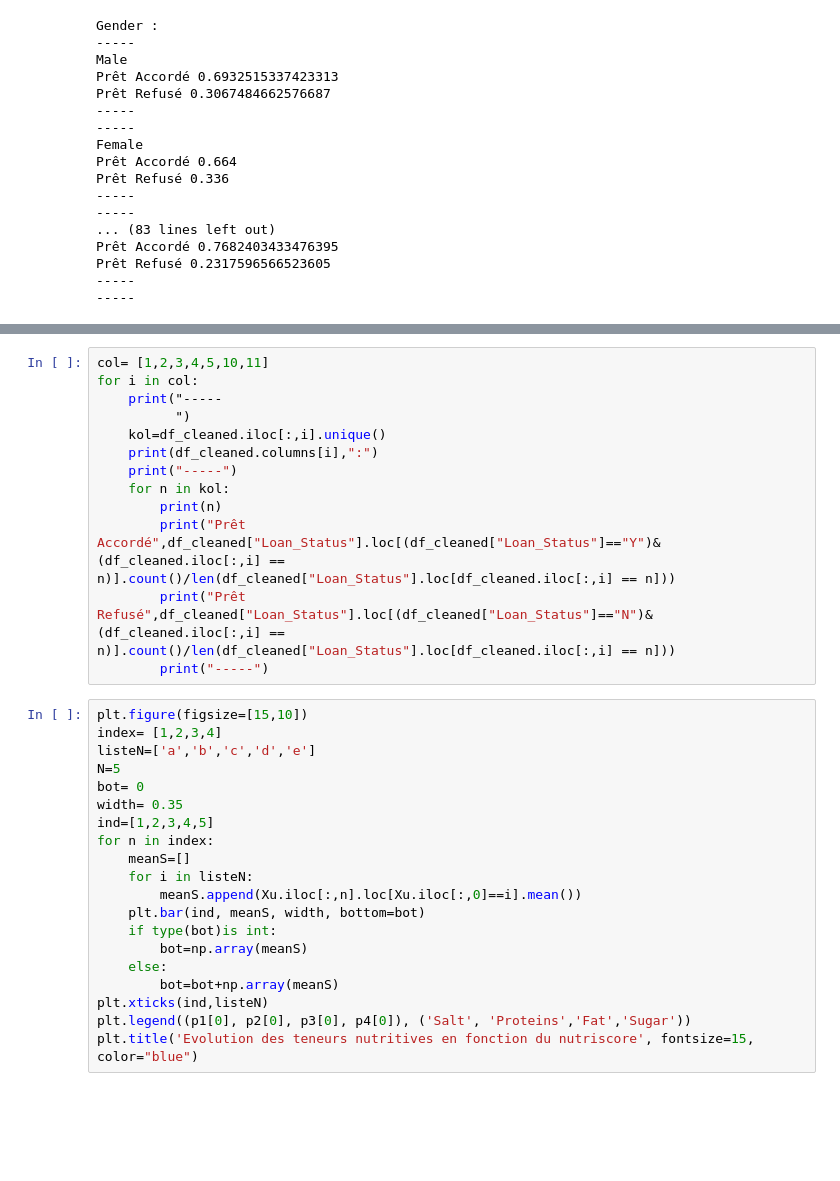
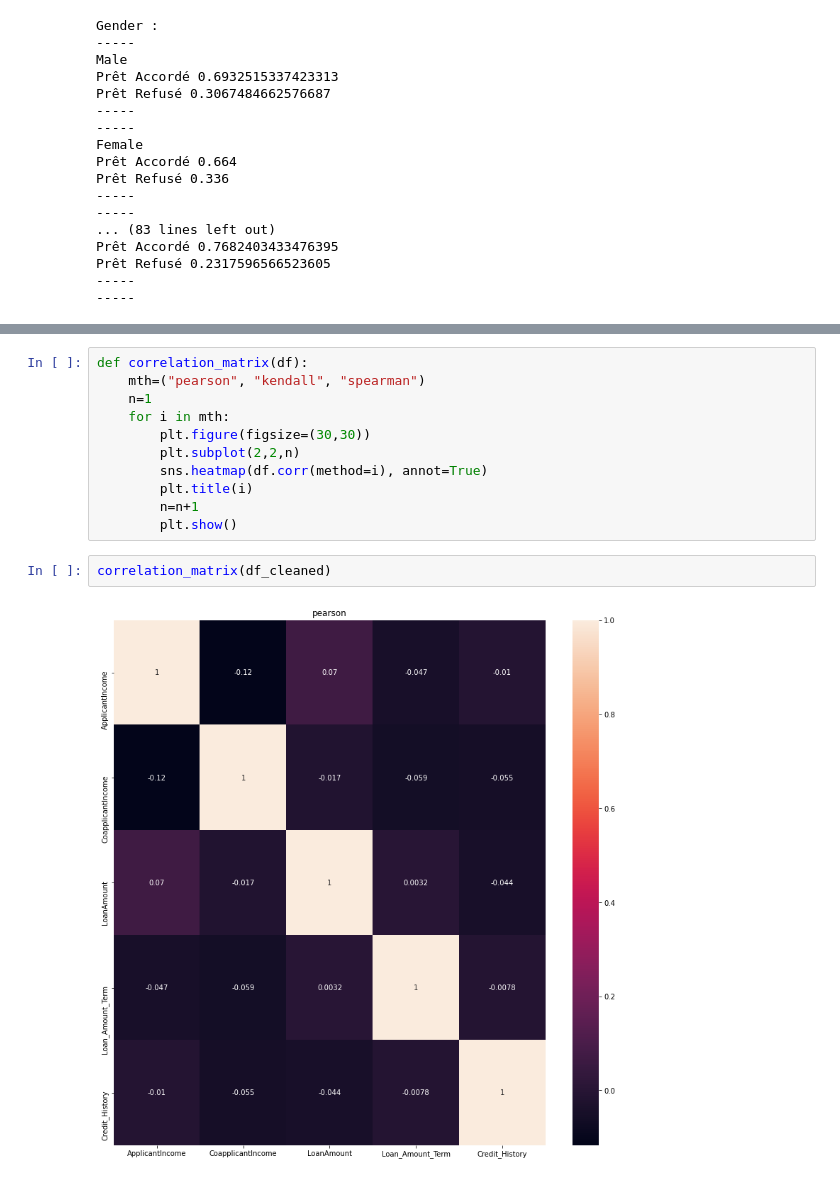
Before and after one commit to Gfeuillas/finance_project, a Jupyter notebook: Projet Finance.ipynb, the cells around one changed output, grey strips where cells are left out. Cells and saved outputs as stored; diff of their text form; blank space fills up the shorter version.

```diff
--- a/Projet Finance.ipynb
+++ b/Projet Finance.ipynb
@@ -1506,33 +1516,15 @@ SyntaxError: unmatched ')' (<ipython-input-633-1b611e258bf0>, line 1)
-# %%
-col= [1,2,3,4,5,10,11]
-for i in col:
-    print("-----
-          ")
-    kol=df_cleaned.iloc[:,i].unique()
-    print(df_cleaned.columns[i],":")
-    print("-----")
-    for n in kol:
-        print(n)
-        print("Prêt Accordé",df_cleaned["Loan_Status"].loc[(df_cleaned["Loan_Status"]=="Y")&(df_cleaned.iloc[:,i] == n)].count()/len(df_cleaned["Loan_Status"].loc[df_cleaned.iloc[:,i] == n]))
-        print("Prêt Refusé",df_cleaned["Loan_Status"].loc[(df_cleaned["Loan_Status"]=="N")&(df_cleaned.iloc[:,i] == n)].count()/len(df_cleaned["Loan_Status"].loc[df_cleaned.iloc[:,i] == n]))
-        print("-----")
-# %%
-plt.figure(figsize=[15,10])
-index= [1,2,3,4]
-listeN=['a','b','c','d','e']
-N=5
-bot= 0
-width= 0.35
-ind=[1,2,3,4,5]
-for n in index:
-    meanS=[]
-    for i in listeN:
-        meanS.append(Xu.iloc[:,n].loc[Xu.iloc[:,0]==i].mean())
-    plt.bar(ind, meanS, width, bottom=bot)
-    if type(bot)is int:
-        bot=np.array(meanS)
-    else:
-        bot=bot+np.array(meanS)
-plt.xticks(ind,listeN)
-plt.legend((p1[0], p2[0], p3[0], p4[0]), ('Salt', 'Proteins','Fat','Sugar'))
-plt.title('Evolution des teneurs nutritives en fonction du nutriscore', fontsize=15, color="blue")
+# %%
+def correlation_matrix(df):
+    mth=("pearson", "kendall", "spearman")
+    n=1
+    for i in mth:
+        plt.figure(figsize=(30,30))
+        plt.subplot(2,2,n)
+        sns.heatmap(df.corr(method=i), annot=True)
+        plt.title(i)
+        n=n+1
+        plt.show()
+# %%
+correlation_matrix(df_cleaned)
+# %% [output]
+[figure, added]
```
Also changed, not shown: parts of 23 cells of this notebook.
